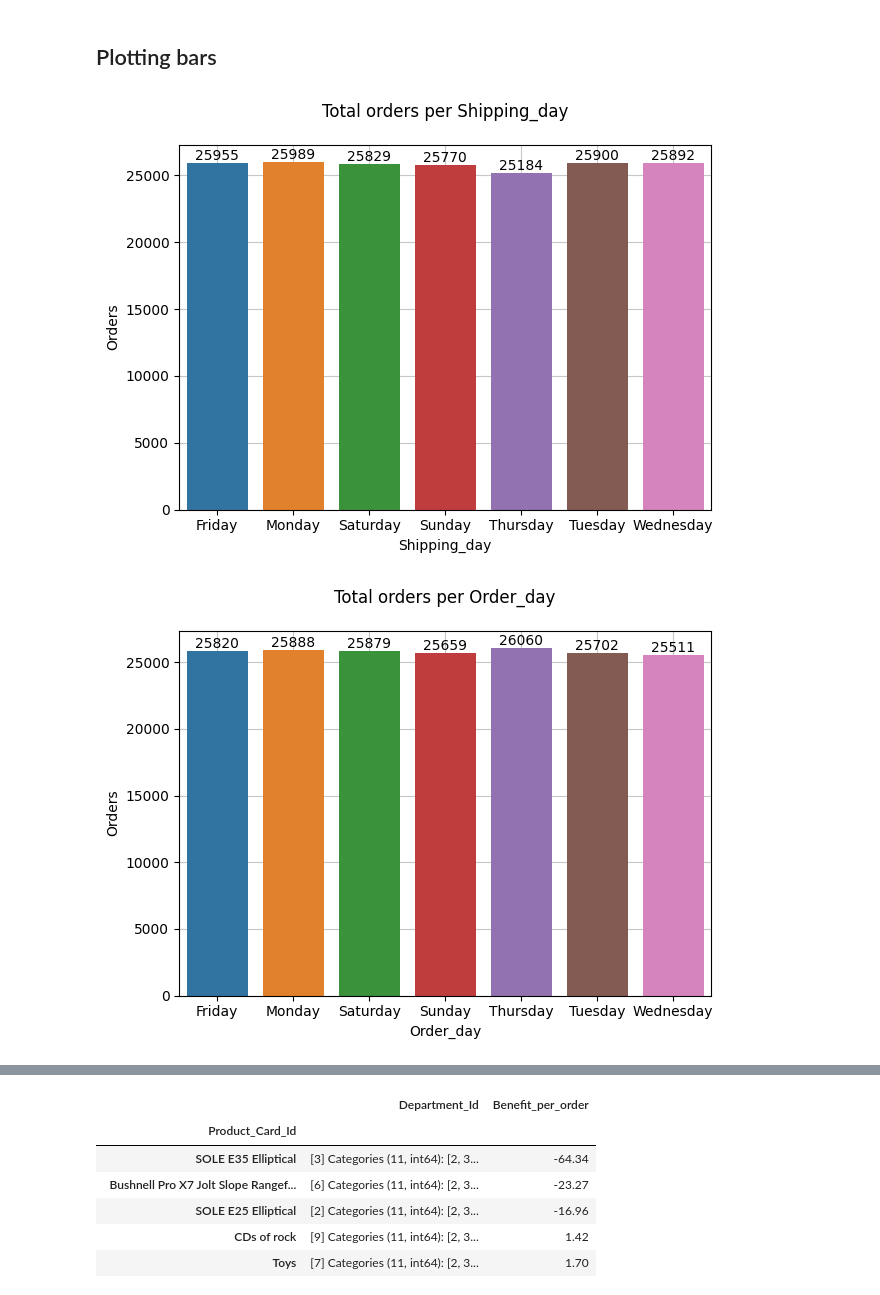
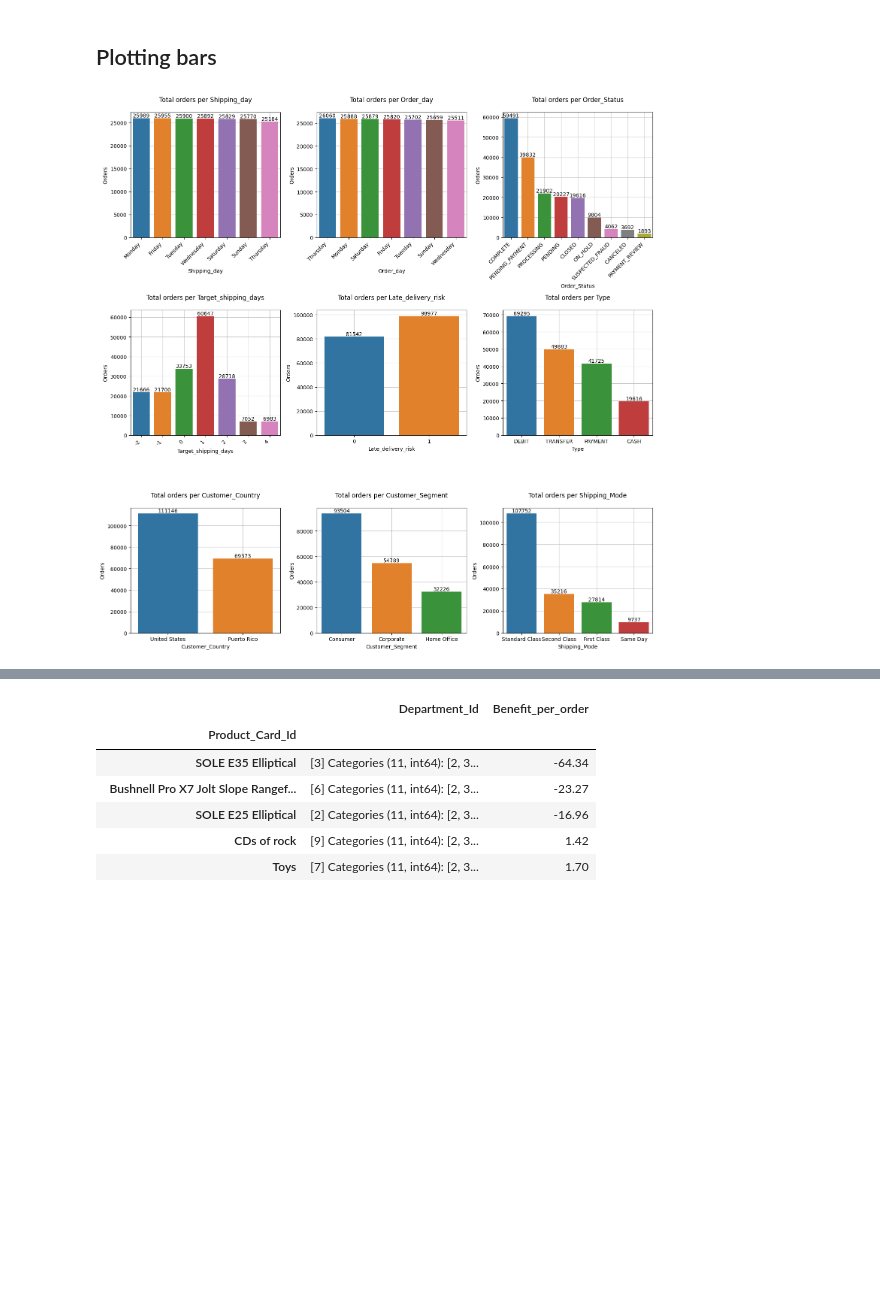
Before and after one commit to miladziekanowska/supply-chain-analysis, a Jupyter notebook: SupplyChain_EDA.ipynb, the cells around one changed output, grey strips where cells are left out. Saved outputs shown, nothing was run; the diff lists cells and outputs as text; code cells hidden in the pictures; blank space fills up the shorter version.

```diff
--- a/SupplyChain_EDA.ipynb
+++ b/SupplyChain_EDA.ipynb
@@ -165,6 +175,7 @@ ext_stat_continuous
 # %%
 corr = df.corr(numeric_only=True)
-sns.heatmap(corr, cmap='coolwarm', annot=True, fmt=',.2f')
+fig, ax = plt.subplots(figsize=(10,8))
+ax = sns.heatmap(corr, cmap='coolwarm', annot=True, fmt=',.2f')
 plt.title('Correlation of numeric values')
 plt.tight_layout()
 plt.savefig(f'graphs/others/Correlogram_of_numeric_values.png')
@@ -238,15 +281,3 @@ czy są jakieś przesłanki dla opóźnionej wysyłki?
 ABC analysis??co to??
 # %% [markdown]
 ## Zliczenie zamówień dla danych kategorycznych
-# %%
-def count_orders(dataframe, column, dictionary=None):
-    orders = dataframe[column].value_counts(ascending=False)
-    if dictionary:
-        orders.index = orders.index.map(dictionary)
-    return orders
-
-def count_items_ordered(dataframe, column, dictionary=None):
-    items = dataframe.groupby(column)['Order_Item_Quantity'].sum().sort_values(ascending=False)
-    if dictionary:
-        items.index = items.index.map(dictionary)
-    return items
@@ -355,6 +332,41 @@ def create_piechart(dataframe, column):
 # %%
-for c in barplots:
-    create_barplot(df, c)
+num_rows = len(barplots) // 3
+if len(barplots) % 3 == 0:
+    num_cols = 3
+else:
+    num_cols = 1
+
+fig, axes = plt.subplots(num_rows, num_cols, figsize=(15, 5*num_rows))
+
+if num_rows == 1:
+    axes = [axes]
+
+for i, c in enumerate(barplots):
+    row_idx = i // num_cols
+    col_idx = i % num_cols
+    ax = axes[row_idx][col_idx]
+
+    orders = count_orders(df, c)
+
+    sns.barplot(x=orders.index, y=orders, ax=ax)
+    ax.bar_label(ax.containers[0])
+    ax.set_title(f'Total orders per {c}', pad=20)
+
+    ax.set_xlabel(f'{c}')
+    ax.set_ylabel('Orders')
+    if len(orders) >= 7:
+        ax.set_xticklabels(ax.get_xticklabels(), rotation=45, ha='right')
+
+    ax.set_axisbelow(True)
+    ax.grid(alpha=0.7)
+
+    if num_rows == 1:
+        axes[1].axis('off')
+
+if len(barplots) % 3 == 1:
+    axes[-1][-1].axis('off')
+
+plt.tight_layout()
+plt.show()
 # %% [output]
-[figure, old version]
+[figure, new version]
-[figure, removed]
```
Also changed, not shown: parts of 32 cells of this notebook, 18 other files.
